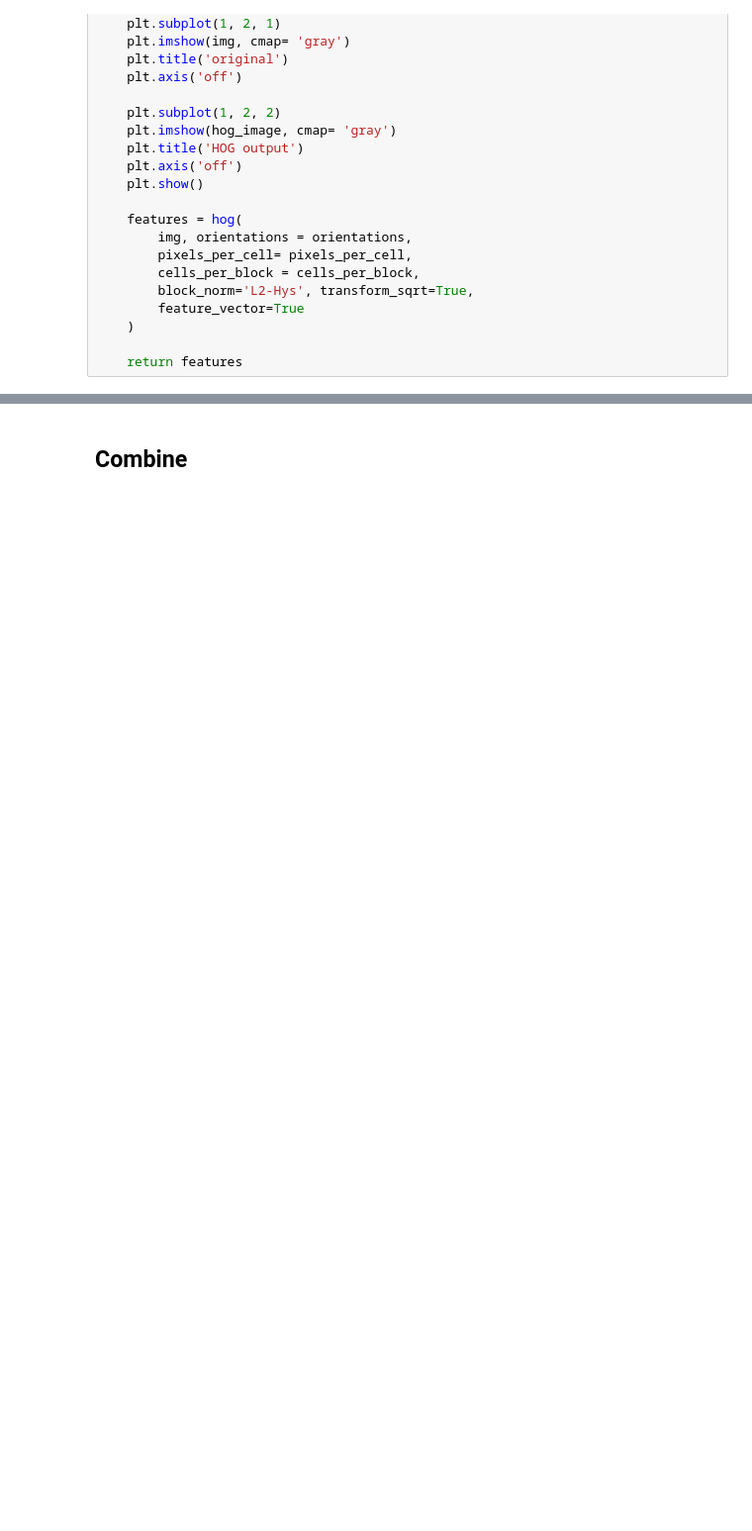
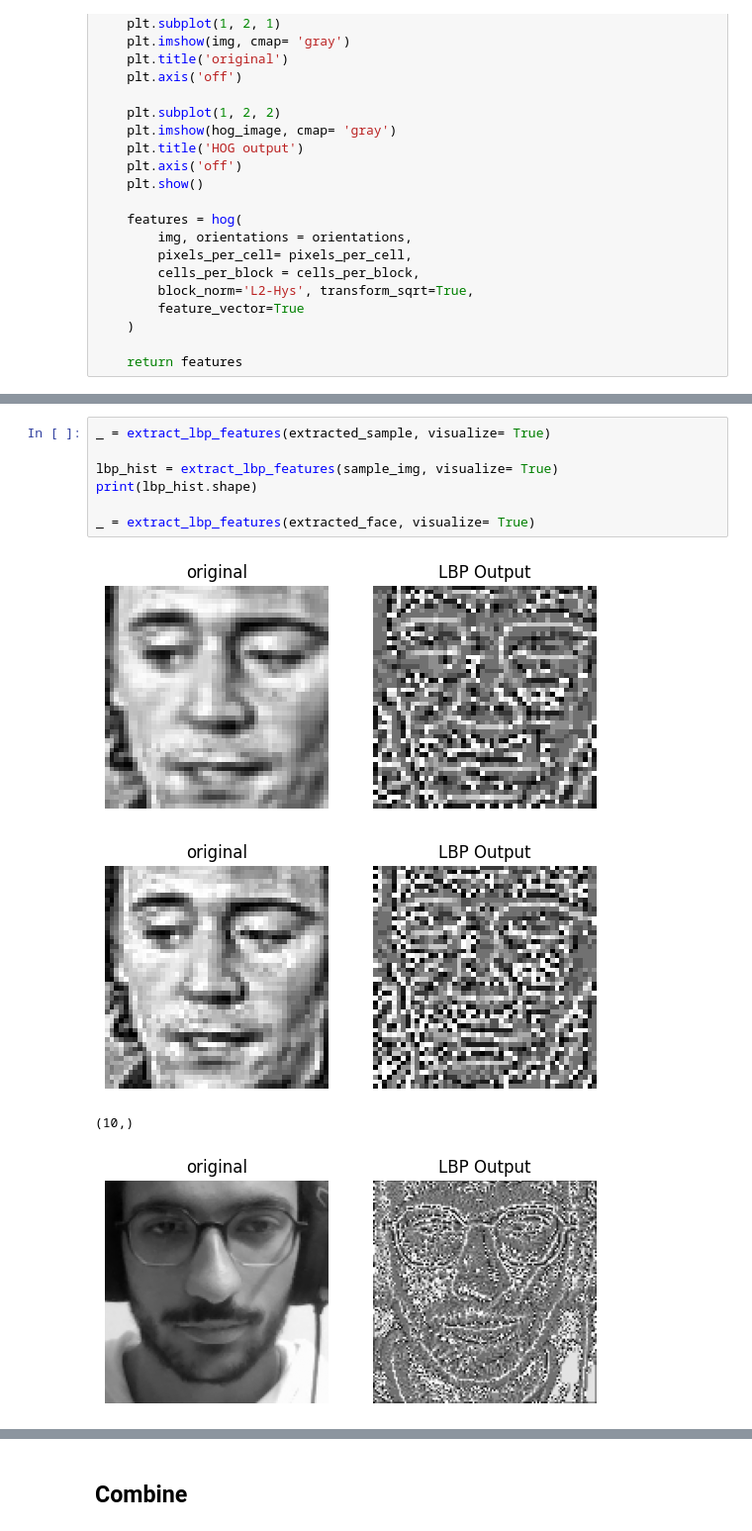
Before and after one commit to Mohamed-Ehab-Sabry/facial-expression-recognition, a Jupyter notebook: notebooks/feature_extraction.ipynb, the cells around one changed output, grey strips where cells are left out. Shown at 99% size. Saved outputs shown, nothing was run; the diff lists cells and outputs as text; blank space fills up the shorter version.

```diff
--- a/notebooks/feature_extraction.ipynb
+++ b/notebooks/feature_extraction.ipynb
@@ -216,2 +262,14 @@ def extract_lpb_features():
+# %%
+_ = extract_lbp_features(extracted_sample, visualize= True)
+
+lbp_hist = extract_lbp_features(sample_img, visualize= True)
+print(lbp_hist.shape)
+
+_ = extract_lbp_features(extracted_face, visualize= True)
+# %% [output]
+[figure, added]
+[figure, added]
+(10,)
+[figure, added]
 # %% [markdown]
 ## Canny Edge Detection
```
Also changed, not shown: parts of 10 cells of this notebook, 1 other file.
